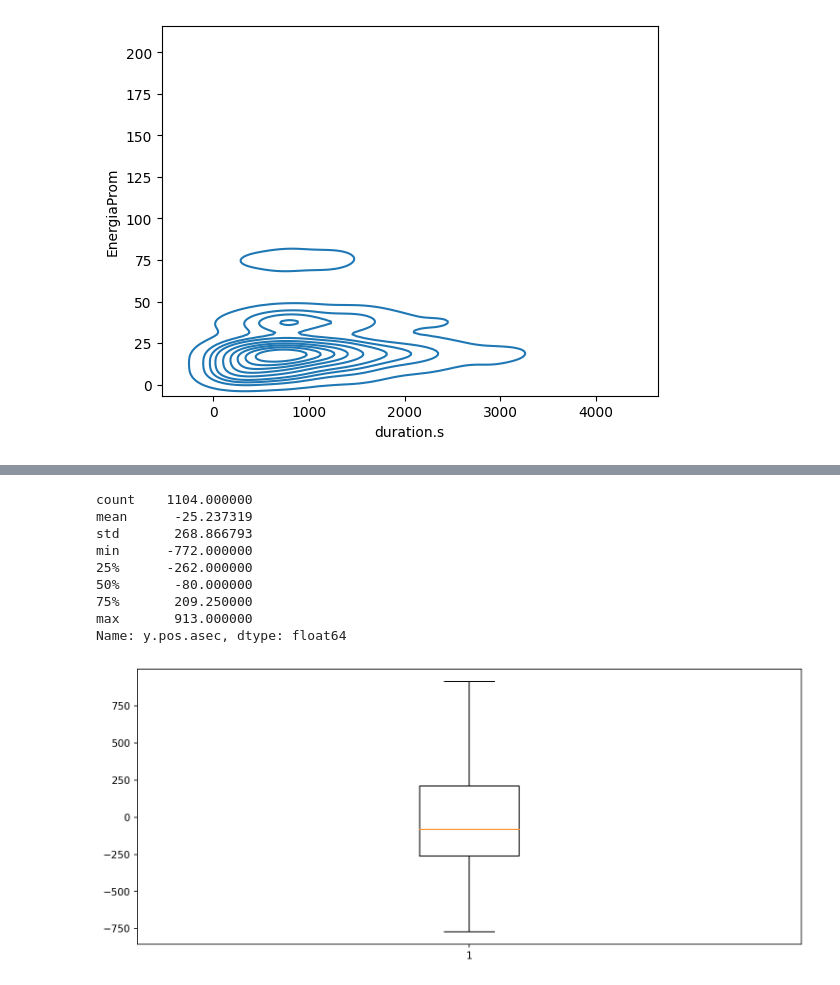
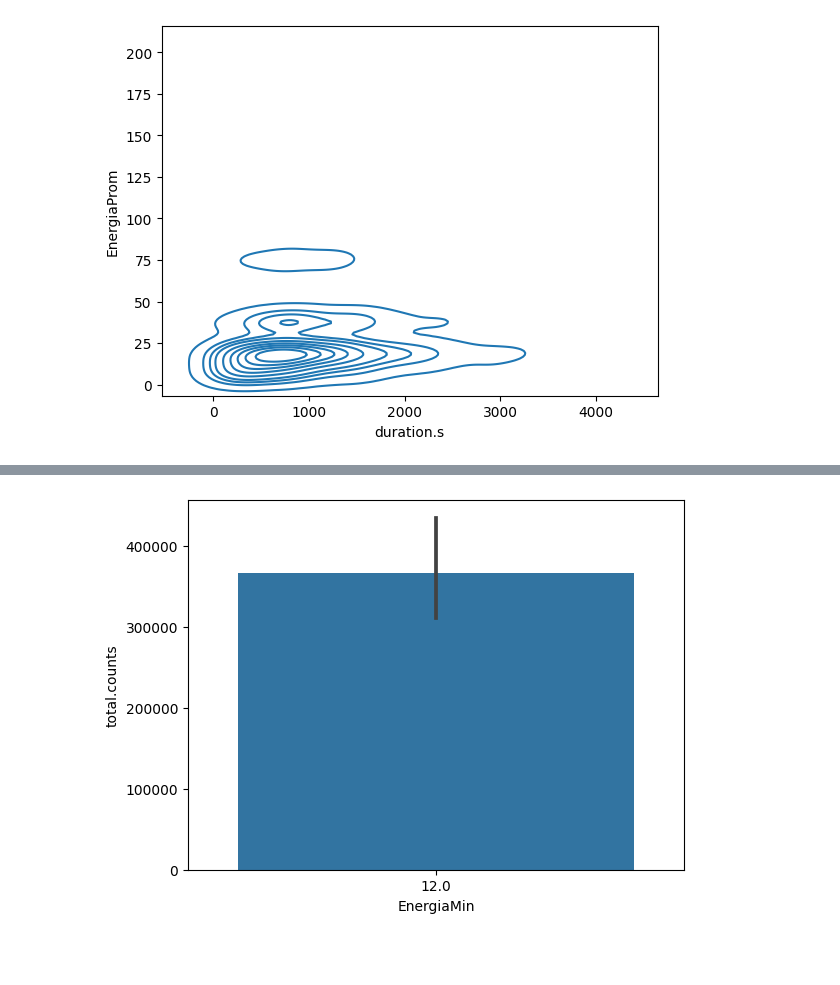
Before and after one commit to Exploratory-Data-Analiysis/Exam_1, a Jupyter notebook: ParcialFC.ipynb, the cells around one changed output, grey strips where cells are left out. Saved outputs shown, nothing was run; the diff lists cells and outputs as text; code cells hidden in the pictures; blank space fills up the shorter version.

Commit message:
realizamos unas pruebas con variables de energia, posicion, cuenta de picos, y duración

```diff
--- a/ParcialFC.ipynb
+++ b/ParcialFC.ipynb
@@ -88,13 +104,12 @@ sns.kdeplot(data=dfsffull,x='duration.s',y='EnergiaProm')
 <AxesSubplot:xlabel='duration.s', ylabel='EnergiaProm'>
 [figure]
 # %%
-print(dfsffull['EnergiaMax'])
+#print(dfsffull['EnergiaMax'])
 energy = dfsffull['energy.kev'] == '12-25' # Se filtra por rango de energias
 dfenergy = dfsffull[energy]
-
-datos = dfsffull['y.pos.asec']
-
-plt.figure(figsize=(12,5), dpi = 150)
-plt.boxplot(datos)
-datos.describe()
+sns.barplot(data=dfenergy,x='EnergiaMin',y='total.counts')
+#datos = dfsffull['y.pos.asec']
+#plt.figure(figsize=(12,5), dpi = 150)
+#plt.boxplot(datos)
+#datos.describe()
 # %% [output]
@@ -114,10 +117 @@ Name: EnergiaMax, Length: 1104, dtype: float64
-count    1104.000000
-mean      -25.237319
-std       268.866793
-min      -772.000000
-25%      -262.000000
-50%       -80.000000
-75%       209.250000
-max       913.000000
-Name: y.pos.asec, dtype: float64
-[figure, old version]
+[figure, new version]
```
Also changed, not shown: parts of 3 cells of this notebook.
